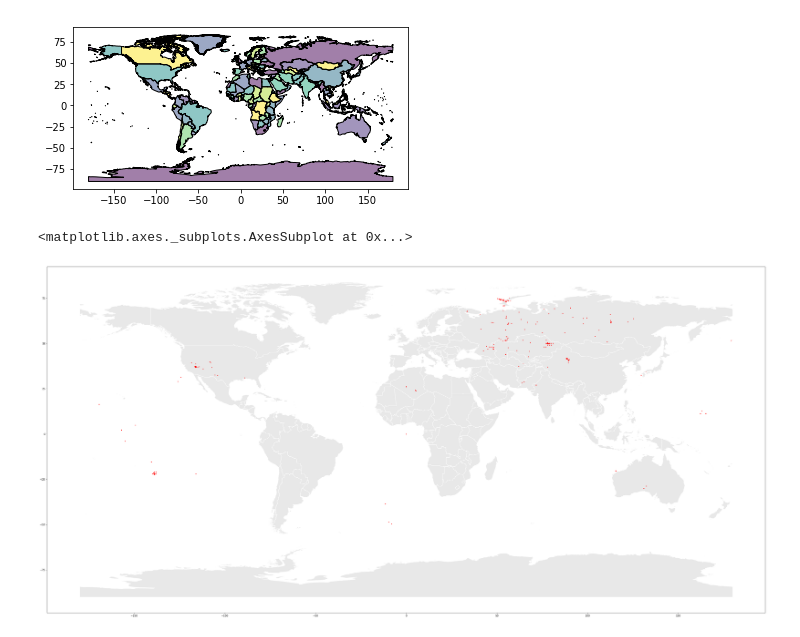
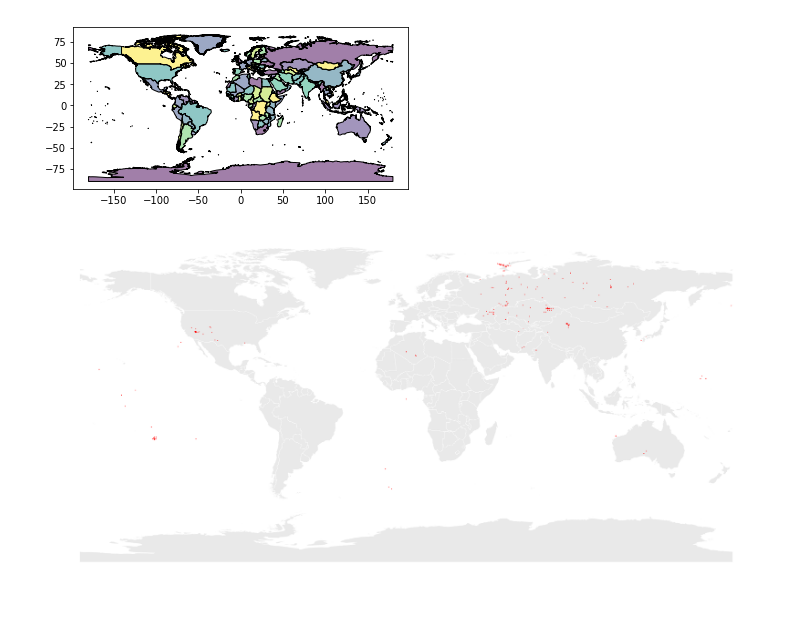
Before and after one commit to kcough/data-studio-projects, a Jupyter notebook: code/oklahoma_nuclear/sipri_nuclear_explosions.ipynb, the cells around one changed output. Cells and saved outputs as stored; diff of their text form; code cells hidden in the pictures.

Commit message:
adding diary file, nuclear changes

```diff
--- a/code/oklahoma_nuclear/sipri_nuclear_explosions.ipynb
+++ b/code/oklahoma_nuclear/sipri_nuclear_explosions.ipynb
@@ -135,4 +135,11 @@ For more information:
 import pandas as pd
 import geopandas as gpd
 from shapely.geometry import Point
+import matplotlib
+import matplotlib.pyplot as plt
+matplotlib.rcParams['pdf.fonttype'] = 42
+
+import numpy as np
+
+plt.style.use('ggplot')
 %matplotlib inline
@@ -140,7 +157,7 @@ from shapely.geometry import Point
 #import the dataframe and
 df = pd.read_csv('/Users/kaitlincough/Documents/data_studio/data_studio_projects/code/oklahoma_nuclear/sipri_report_explosions.csv')
 points = df.apply(lambda row: Point(row.longitude, row.latitude), axis=1)
-df = gpd.GeoDataFrame(sipri, geometry=points)
+df = gpd.GeoDataFrame(df, geometry=points)
 df.crs = {'init': 'epsg:4326'}
 df.head()
 # %% [output]
@@ -191,8 +208,8 @@ world.plot()
 # %%
 ax = df.plot(figsize=(50,25), color='red', markersize=2)
 
-world.plot(ax=ax, color='lightgrey', edgecolor='white', figsize=(50,25))
+ax = world.plot(ax=ax, color='lightgrey', edgecolor='white', figsize=(50,25))
 ax.axis('off')
+plt.savefig('nuclear.png')
 # %% [output]
-<matplotlib.axes._subplots.AxesSubplot at 0x...>
-[figure, old version]
+[figure, new version]
```
Also changed, not shown: parts of 1 cell of this notebook, 3 other files.
